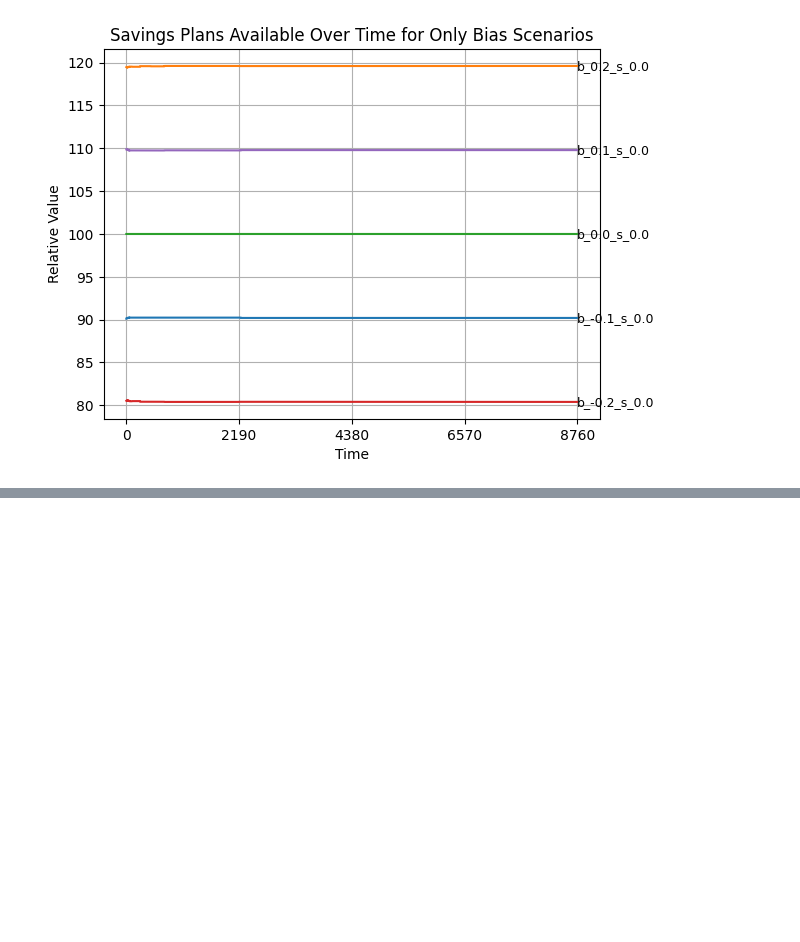
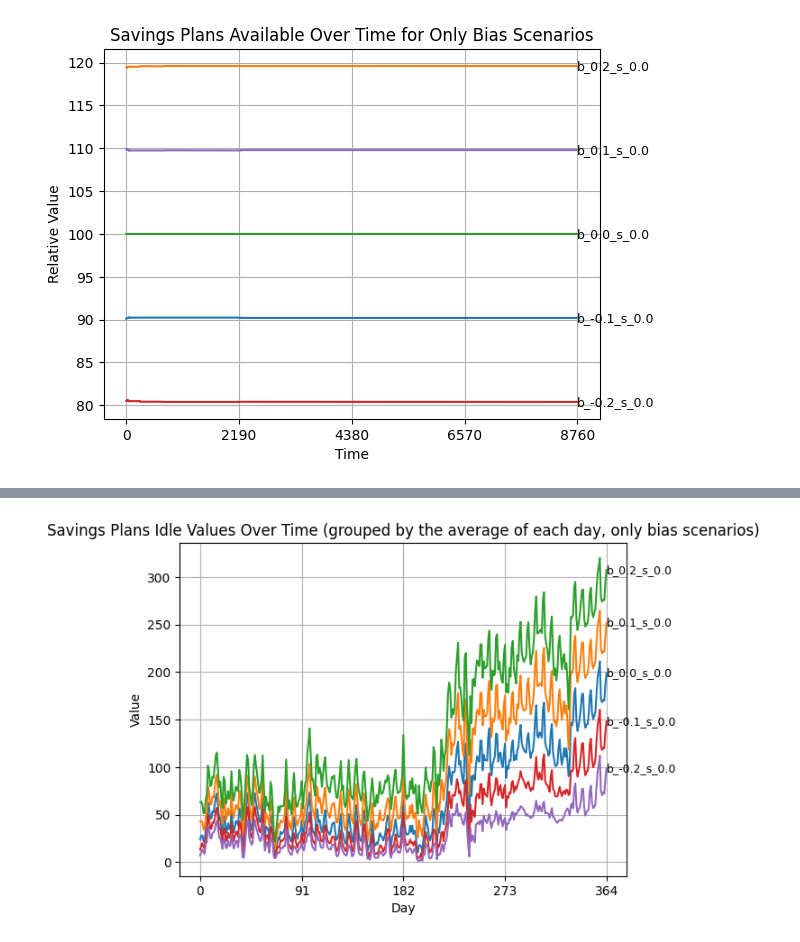
Before and after one commit to ufcg-lsd/forecast_error_cap_planning, a Jupyter notebook: src/result_analysis/plots.ipynb, the cells around one changed output, grey strips where cells are left out. Cells and saved outputs as stored; diff of their text form; code cells hidden in the pictures; blank space fills up the shorter version.

```diff
--- a/src/result_analysis/plots.ipynb
+++ b/src/result_analysis/plots.ipynb
@@ -468,0 +563,29 @@ plt.show()
+# %%
+#plt.figure(figsize=(10, 7))
+n = 24
+idle_values_grouped = idle_values.groupby(idle_values.index // n).mean()
+
+for col in idle_values_grouped.columns:
+    sd = float(col.split('_')[3])
+    if sd == 0:
+        line, = plt.plot(idle_values_grouped.index, idle_values_grouped[col])
+
+        plt.text(
+            idle_values_grouped.index[-1],
+            idle_values_grouped[col].iloc[-1],
+            col,
+            color="black",
+            fontsize=9,
+            va="center", ha="left"
+        )
+
+plt.xlabel("Day")
+plt.ylabel("Value")
+plt.title("Savings Plans Idle Values Over Time (grouped by the average of each day, only bias scenarios)")
+plt.grid(True)
+
+plt.xticks(ticks=range(0, len(idle_values_grouped.index) + 1, int(2190/24)))
+
+plt.show()
+# %% [output]
+[figure, added]
```
Also changed, not shown: parts of 9 cells of this notebook.
